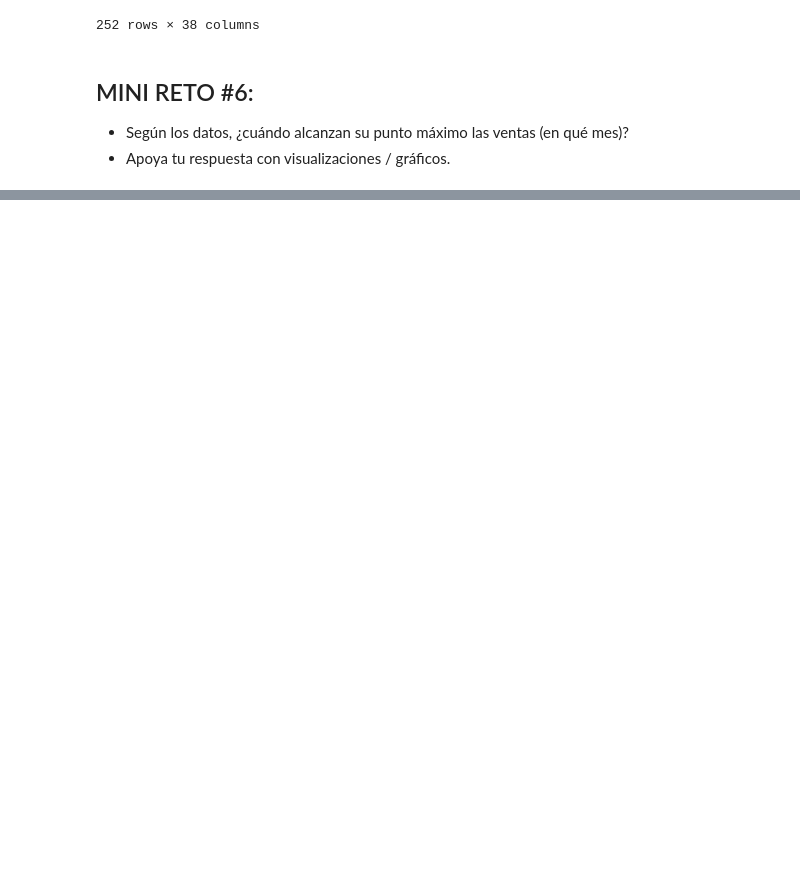
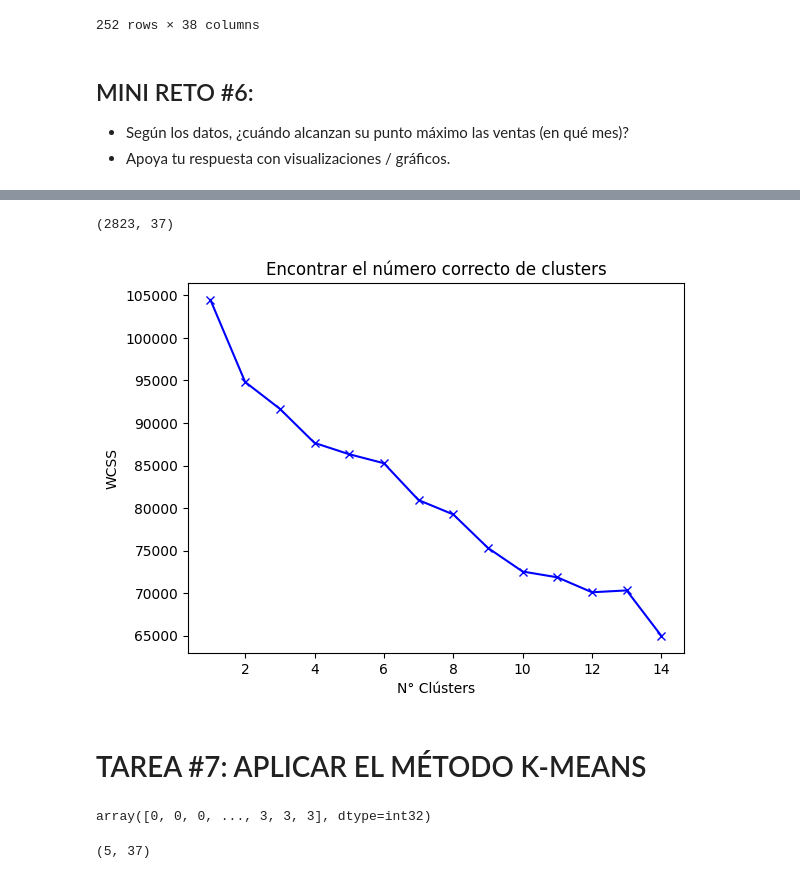
Before and after one commit to Itandewy-Abad/Marketing.AI, a Jupyter notebook: Marketing_AI.ipynb, the cells around one changed output, grey strips where cells are left out. Cells and saved outputs as stored; diff of their text form; code cells hidden in the pictures; blank space fills up the shorter version.

```diff
--- a/Marketing_AI.ipynb
+++ b/Marketing_AI.ipynb
@@ -428,0 +452,17 @@ fig.show()
+# %%
+# Vamos a respresentar distribuciones
+# Displot muestra el (1) histograma, (2) kde plot y (3) rug plot.
+# (1) Histogramas: es una visualización gráfica de datos que usa barras con varias alturas. Cada barra agrupa los números en rangos.
+# (2) Densidad: la estimación de la función de densidad se utiliza para visualizar la densidad de probabilidad de una variable continua.
+# (3) Gráfico de alfombra: gráfico de datos para una única variable cuantitativa, que se muestra como marcas a lo largo de un eje (gráfico de dispersión unidimensional).
+
+import plotly.figure_factory as ff
+
+plt.figure(figsize = (10, 10))
+
+for i in range(8):
+  if sales_df.columns[i] != 'ORDERLINENUMBER':
+    col_name = sales_df.columns[i]
+    fig = ff.create_distplot([sales_df[col_name].apply(lambda x: float(x))], ['displot'])
+    fig.update_layout(title_text = col_name)
+    fig.show()
@@ -428,0 +510,29 @@ fig.show()
+# %%
+# Escalamos los datos
+scaler = StandardScaler()
+sales_df_scaled = scaler.fit_transform(sales_df)
+# %%
+sales_df_scaled.shape
+# %% [output]
+(2823, 37)
+# %%
+scores = []
+
+range_values = range(1, 15)
+
+for i in range_values:
+  kmeans = KMeans(n_clusters = i)
+  kmeans.fit(sales_df_scaled)
+  scores.append(kmeans.inertia_) # La inercia es la suma de los de¿¿cuadrados de las distancias de las observaciones al centro del clúster más cercano
+
+plt.plot(range_values, scores, 'bx-')
+plt.title('Encontrar el número correcto de clusters')
+plt.xlabel('N° Clústers')
+plt.ylabel('WCSS')
+plt.show()
+
+# Detalles de Kmeans en Sklearn: https://scikit.learn
+# %% [output]
+[figure, added]
+# %% [markdown]
+# TAREA #7: APLICAR EL MÉTODO K-MEANS
@@ -428,0 +544,8 @@ fig.show()
+# %%
+labels
+# %% [output]
+array([0, 0, 0, ..., 3, 3, 3], dtype=int32)
+# %%
+kmeans.cluster_centers_.shape
+# %% [output]
+(5, 37)
```
Also changed, not shown: parts of 26 cells of this notebook.
